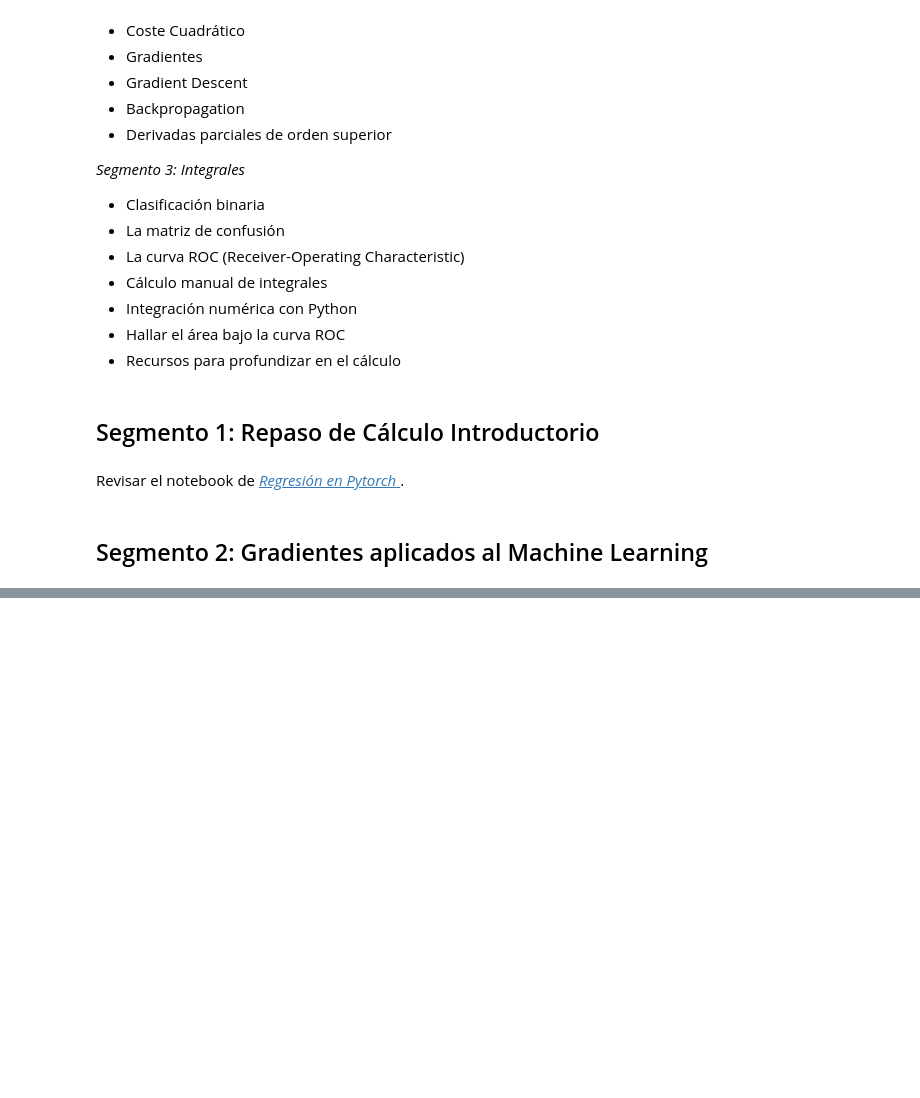
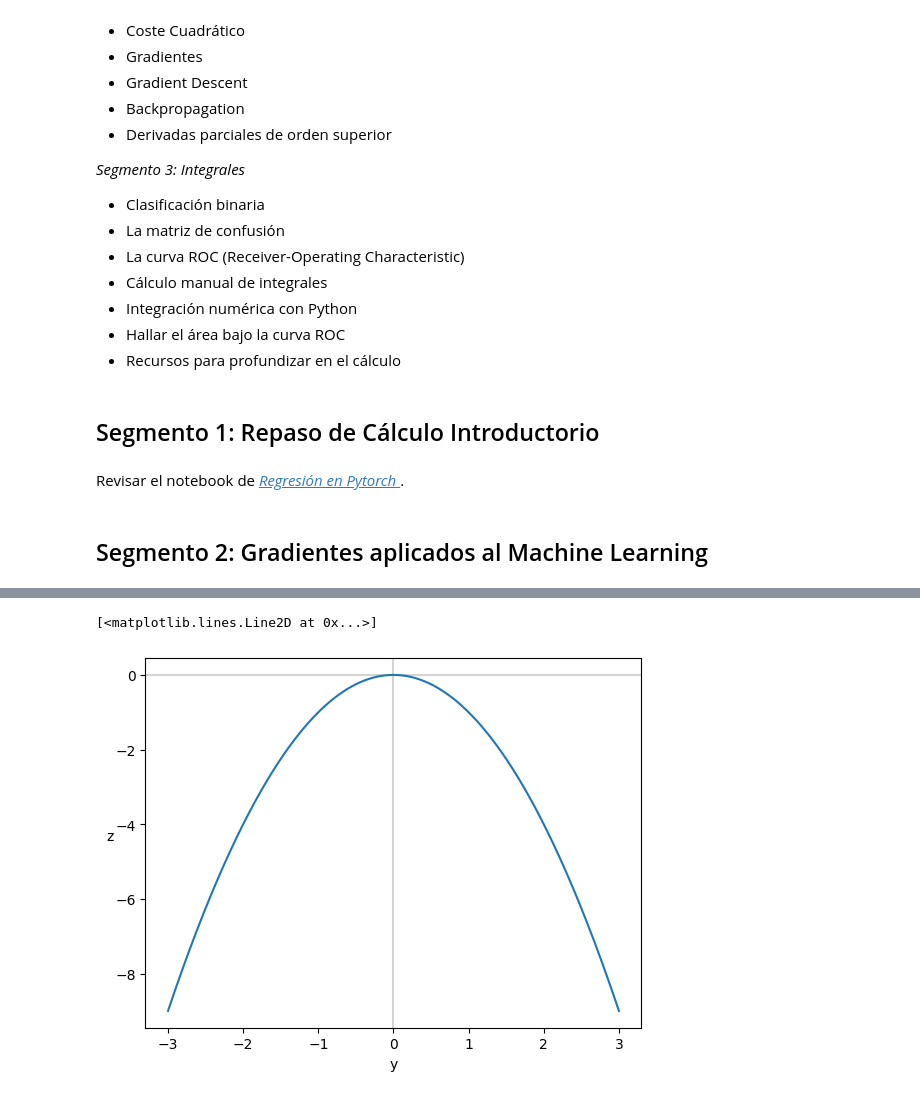
Before and after one commit to alfxer69/TemasPythonEjercicios, a Jupyter notebook: Matematicas_para_ML/Derivadas_parciales_e_integrales.ipynb, the cells around one changed output, grey strips where cells are left out. Saved outputs shown, nothing was run; the diff lists cells and outputs as text; code cells hidden in the pictures; blank space fills up the shorter version.

```diff
--- a/Matematicas_para_ML/Derivadas_parciales_e_integrales.ipynb
+++ b/Matematicas_para_ML/Derivadas_parciales_e_integrales.ipynb
@@ -48,0 +119,2 @@ Revisar el notebook de [*Regresión en Pytorch* ](https://github.com/joanby/mate
+# %%
+ys=np.linspace(-3,3,1000)
@@ -48,0 +123,13 @@ Revisar el notebook de [*Regresión en Pytorch* ](https://github.com/joanby/mate
+# %%
+zs_wrt_y=f(0,ys)
+# %%
+fig,ax=plt.subplots()
+plt.axvline(x=0,color='lightgray')
+plt.axhline(y=0,color='lightgray')
+
+plt.xlabel('y')
+plt.ylabel('z',rotation=0)
+plt.plot(ys,zs_wrt_y)
+# %% [output]
+[<matplotlib.lines.Line2D at 0x...>]
+[figure, added]
```
Also changed, not shown: parts of 28 cells of this notebook.
